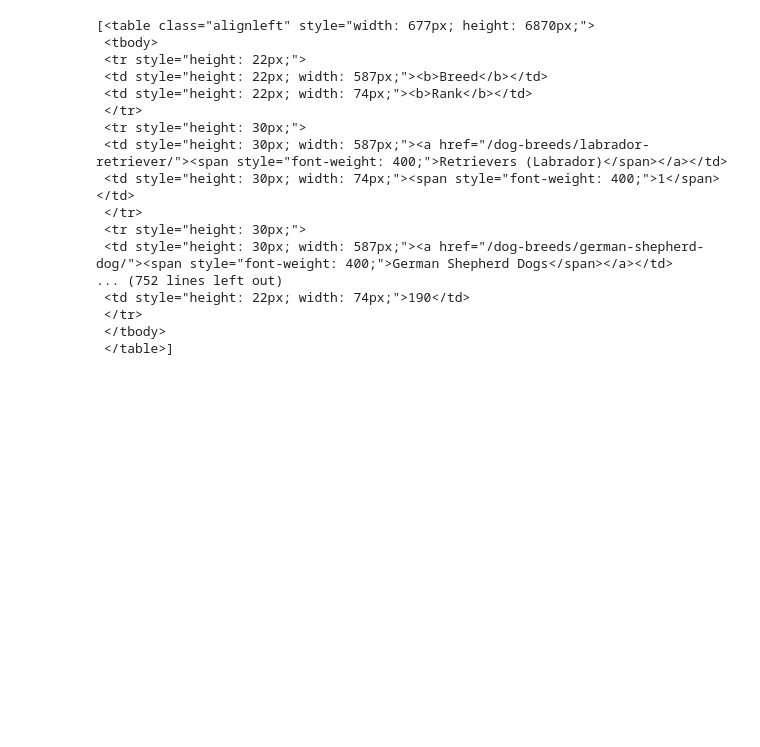
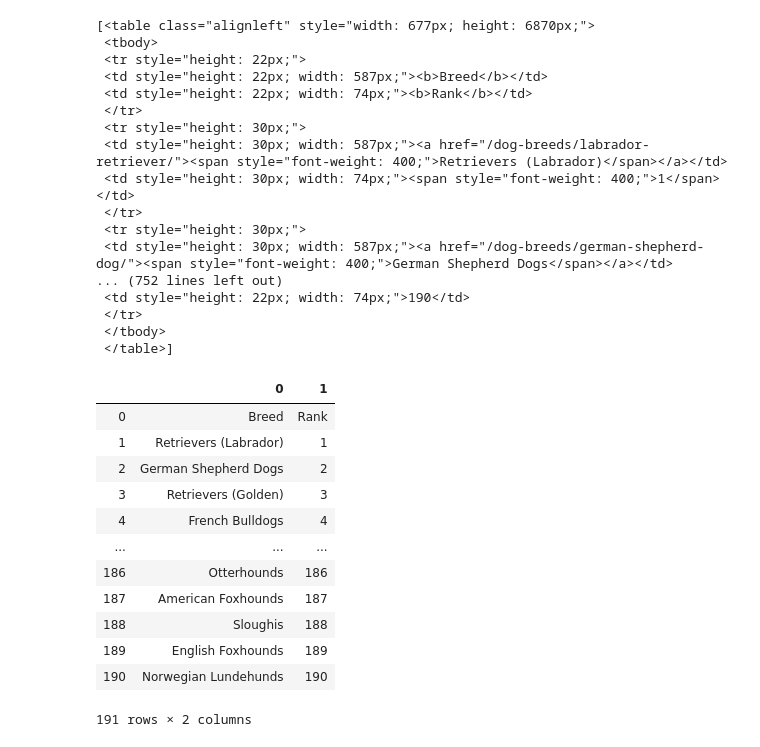
Before and after one commit to anikraze/no_dog_etl, a Jupyter notebook: dog_breed_etl.ipynb, the cells around one changed output. Cells and saved outputs as stored; diff of their text form; code cells hidden in the pictures; blank space fills up the shorter version.

Commit message:
converted table html to pandas df and cleaned up df for csv

```diff
--- a/dog_breed_etl.ipynb
+++ b/dog_breed_etl.ipynb
@@ -40,3 +40,20 @@ breeds
  </tr>
  </tbody>
  </table>]
+# %%
+data_frame = pd.read_html(str(breeds))[0]
+data_frame
+# %% [output]
+|  | 0 | 1 |
+| 0 | Breed | Rank |
+| 1 | Retrievers (Labrador) | 1 |
+| 2 | German Shepherd Dogs | 2 |
+| 3 | Retrievers (Golden) | 3 |
+| 4 | French Bulldogs | 4 |
+| ... | ... | ... |
+| 186 | Otterhounds | 186 |
+| 187 | American Foxhounds | 187 |
+| 188 | Sloughis | 188 |
+| 189 | English Foxhounds | 189 |
+| 190 | Norwegian Lundehunds | 190 |
+191 rows × 2 columns
```
Also changed, not shown: parts of 2 cells of this notebook.
